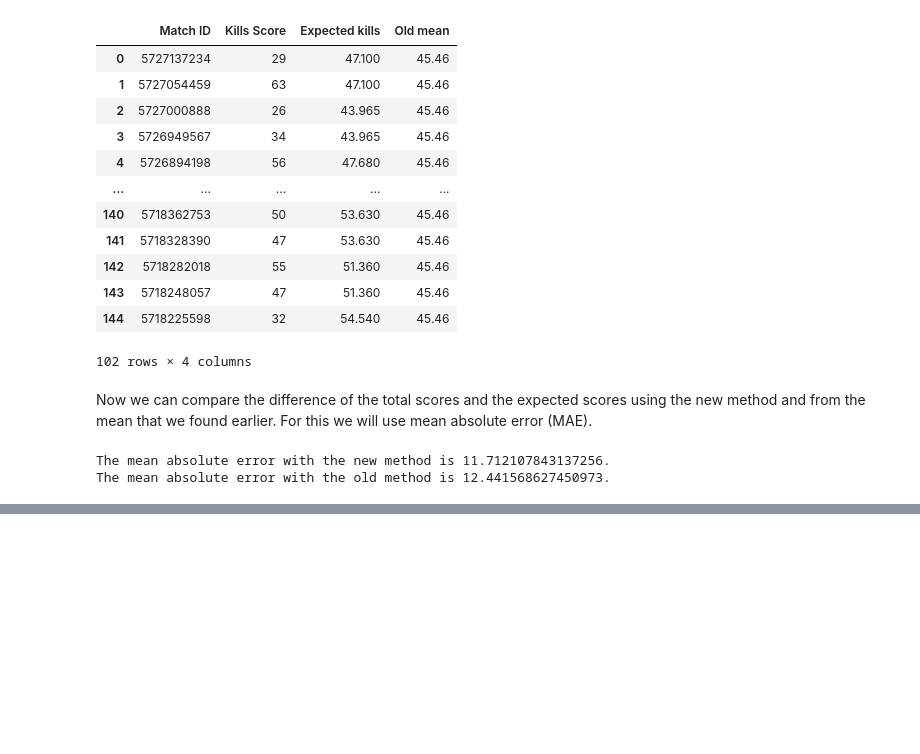
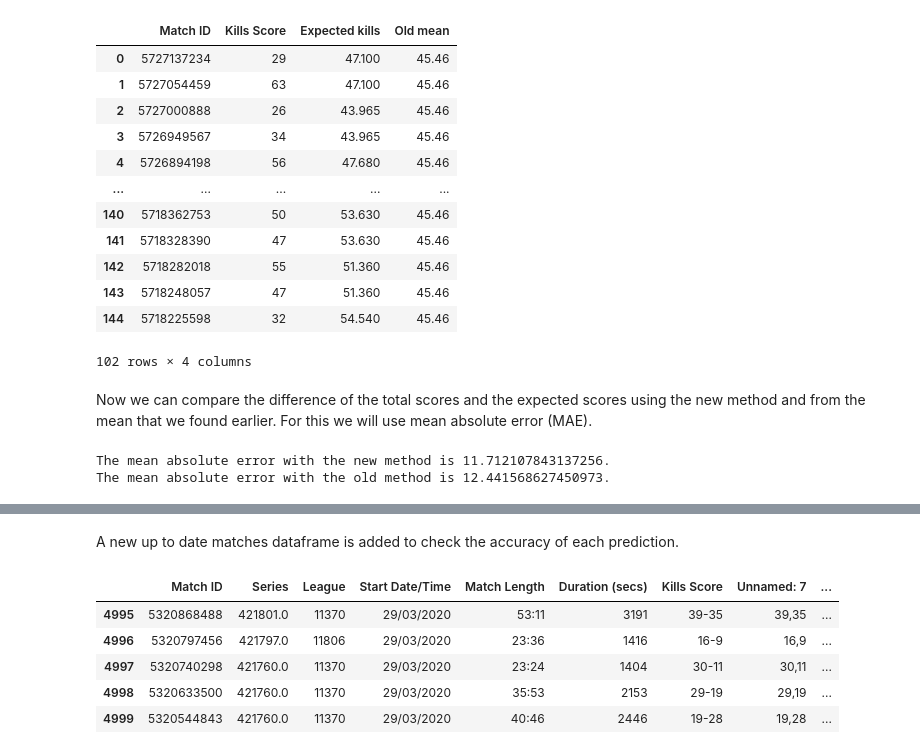
Before and after one commit to Hekkta/Dota-odds-analysis, a Jupyter notebook: Total kills.ipynb, the cells around one changed output, grey strips where cells are left out. Drawn from its saved outputs; the diff is of its cells as text; code cells hidden in the pictures; blank space fills up the shorter version.

```diff
--- a/Total kills.ipynb
+++ b/Total kills.ipynb
@@ -217,0 +265,17 @@ To see whether this slight improvement can be implemented, we need to compare ou
+# %% [markdown]
+A new up to date matches dataframe is added to check the accuracy of each prediction.
+# %%
+#grab the matches
+check_df = pd.read_csv('Matches3.csv')
+
+#Change the dates to match the bets dataframe
+check_df['Start Date/Time'] = check_df['Start Date/Time'].apply(lambda x: datetime.strptime(x, '%d %b %Y %H:%M').strftime('%d/%m/%Y'))
+
+check_df.tail()
+# %% [output]
+|  | Match ID | Series | League | Start Date/Time | Match Length | Duration (secs) | Kills Score | Unnamed: 7 | ... |
+| 4995 | 5320868488 | 421801.0 | 11370 | 29/03/2020 | 53:11 | 3191 | 39-35 | 39,35 | ... |
+| 4996 | 5320797456 | 421797.0 | 11806 | 29/03/2020 | 23:36 | 1416 | 16-9 | 16,9 | ... |
+| 4997 | 5320740298 | 421760.0 | 11370 | 29/03/2020 | 23:24 | 1404 | 30-11 | 30,11 | ... |
+| 4998 | 5320633500 | 421760.0 | 11370 | 29/03/2020 | 35:53 | 2153 | 29-19 | 29,19 | ... |
+| 4999 | 5320544843 | 421760.0 | 11370 | 29/03/2020 | 40:46 | 2446 | 19-28 | 19,28 | ... |
```
Also changed, not shown: parts of 17 cells of this notebook, 1 other file.
